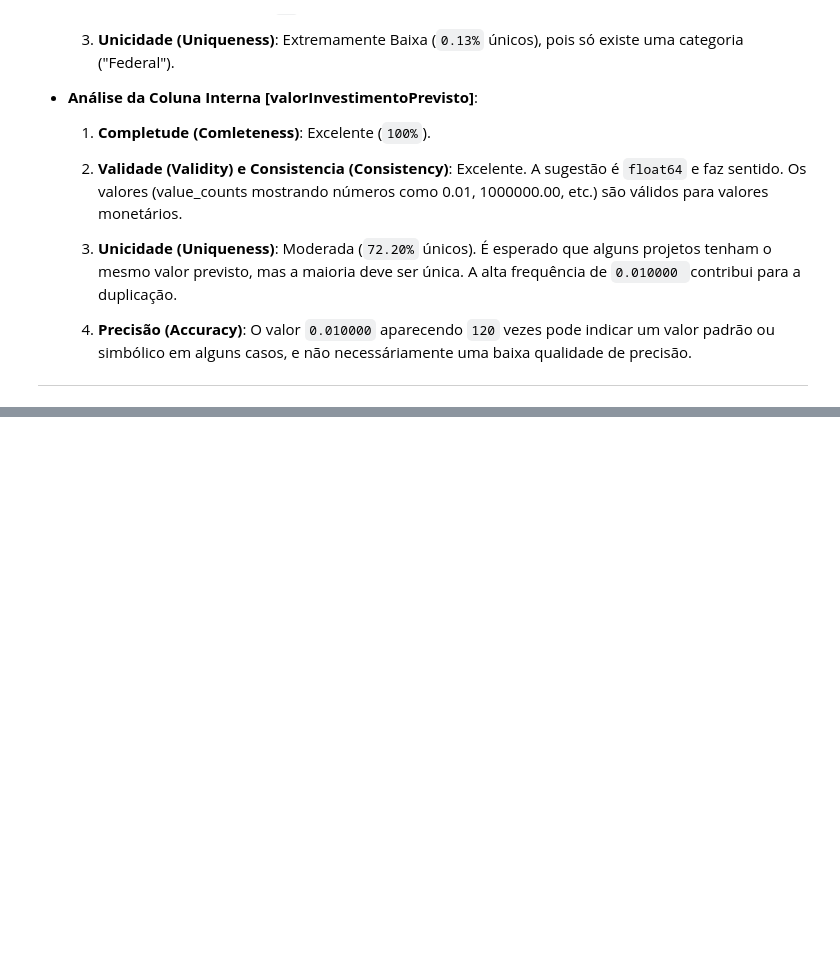
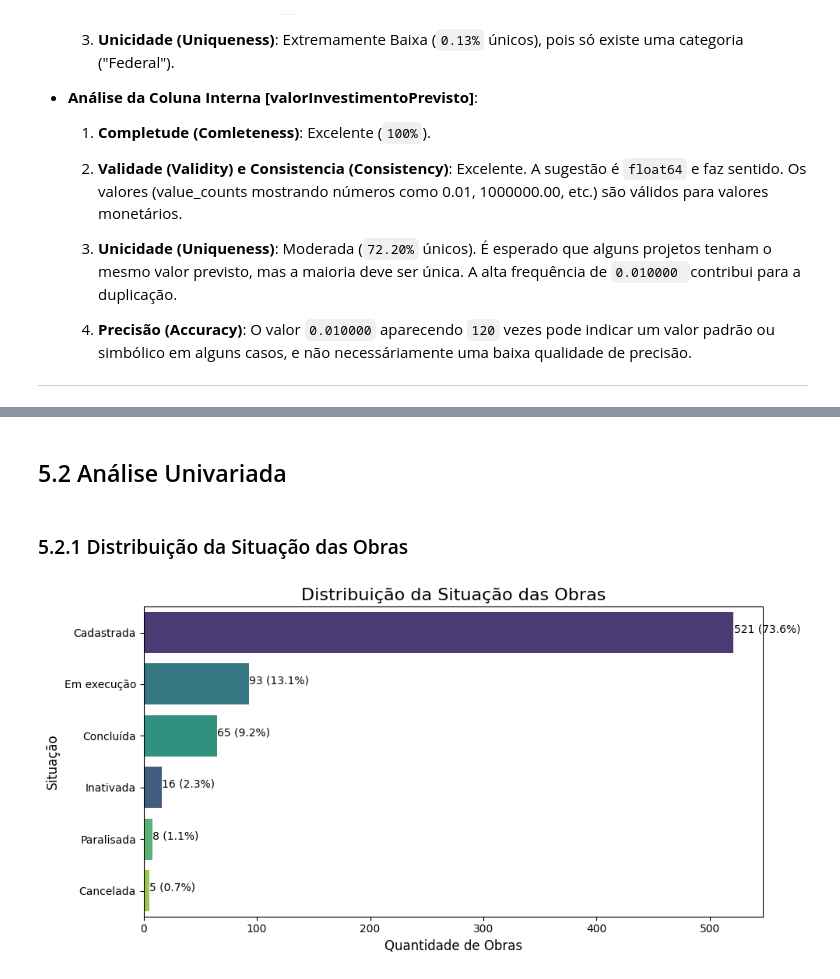
Before and after one commit to SAnjos3/analise-obras-df, a Jupyter notebook: notebooks/1.0-extracao_e_analise.ipynb, the cells around one changed output, grey strips where cells are left out. Cells and saved outputs as stored; diff of their text form; code cells hidden in the pictures; blank space fills up the shorter version.

Commit message:
Finalização

```diff
--- a/notebooks/1.0-extracao_e_analise.ipynb
+++ b/notebooks/1.0-extracao_e_analise.ipynb
@@ -1635,0 +1841,7 @@ None
+# %%
+db_file = '../data/2-processed/obras_df.db'
+try:
+    engine = create_engine(f'sqlite:///{db_file}')
+    print(f"Conexão com o banco de dados '{db_file}' estabelecida com sucesso")
+except Exception as e:
+    print(f"Erro ao conectar ao banco de dados: {e}")
@@ -1635,0 +1868,18 @@ None
+# %%
+dfs_carregados = {}
+tabelas_bd = [
+    'obras', 'obra_tomadores', 'obra_executores', 'obra_repassadores',
+    'obra_eixos', 'obra_tipos', 'obra_subtipos', 'obra_fontes_recurso'
+]
+
+try:
+    for tabela in tabelas_bd:
+        # Definir colunas de data para parse correto
+        if tabela == 'obras':
+            parse_dates_obras = ['dataInicialPrevista', 'dataFinalPrevista', 'dataInicialEfetiva', 'dataFinalEfetiva', 'dataCadastro', 'dataSituacao']
+
+        dfs_carregados[tabela] = pd.read_sql_table(tabela, engine, parse_dates=parse_dates_obras)
+        print(f"  Tabela '{tabela}' carregada com {len(dfs_carregados[tabela])} linhas.")
+
+except Exception as e:
+    print(f"Erro ao carregar uma ou mais tabelas do banco: {e}")
@@ -1635,0 +1895,22 @@ None
+# %% [markdown]
+## 5.2 Análise Univariada
+# %% [markdown]
+### 5.2.1 Distribuição da Situação das Obras
+# %%
+df_obras = dfs_carregados['obras']
+
+plt.figure(figsize=(10, 5))
+ax_situacao = sns.countplot(data=df_obras, y='situacao', order=df_obras['situacao'].value_counts().index, palette='viridis', hue='situacao', legend=False)
+plt.title('Distribuição da Situação das Obras', fontsize=16)
+plt.xlabel('Quantidade de Obras', fontsize=12)
+plt.ylabel('Situação', fontsize=12)
+total_situacao = len(df_obras['situacao'])
+for p in ax_situacao.patches:
+    percentage = '{:.1f}%'.format(100 * p.get_width()/total_situacao)
+    x = p.get_x() + p.get_width() + 0.02
+    y = p.get_y() + p.get_height()/2
+    ax_situacao.annotate(f"{int(p.get_width())} ({percentage})", (x, y))
+plt.tight_layout()
+plt.show()
+# %% [output]
+[figure, added]
```
Also changed, not shown: parts of 57 cells of this notebook, 10 other files.
